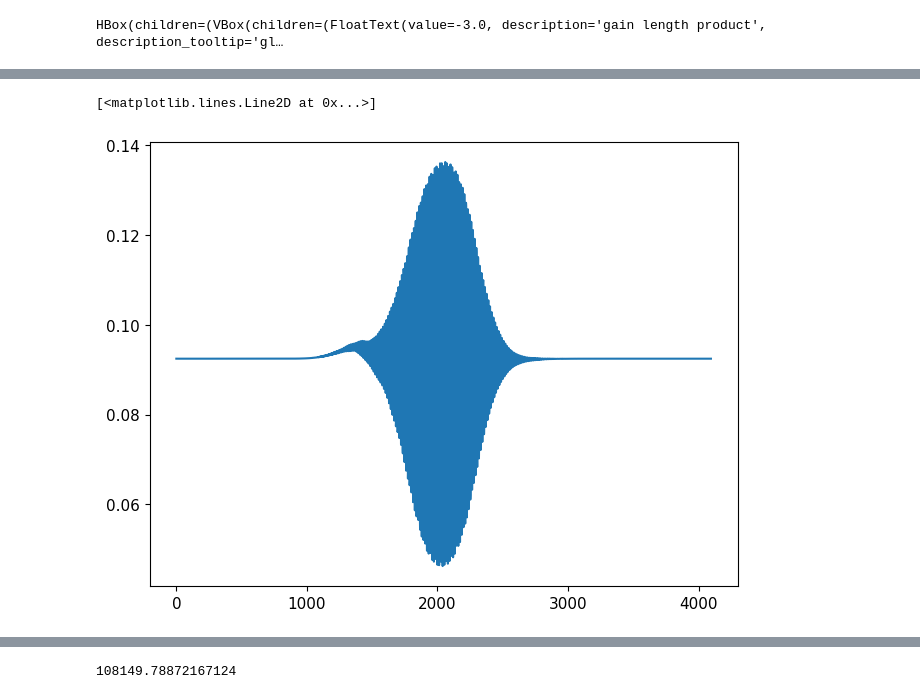
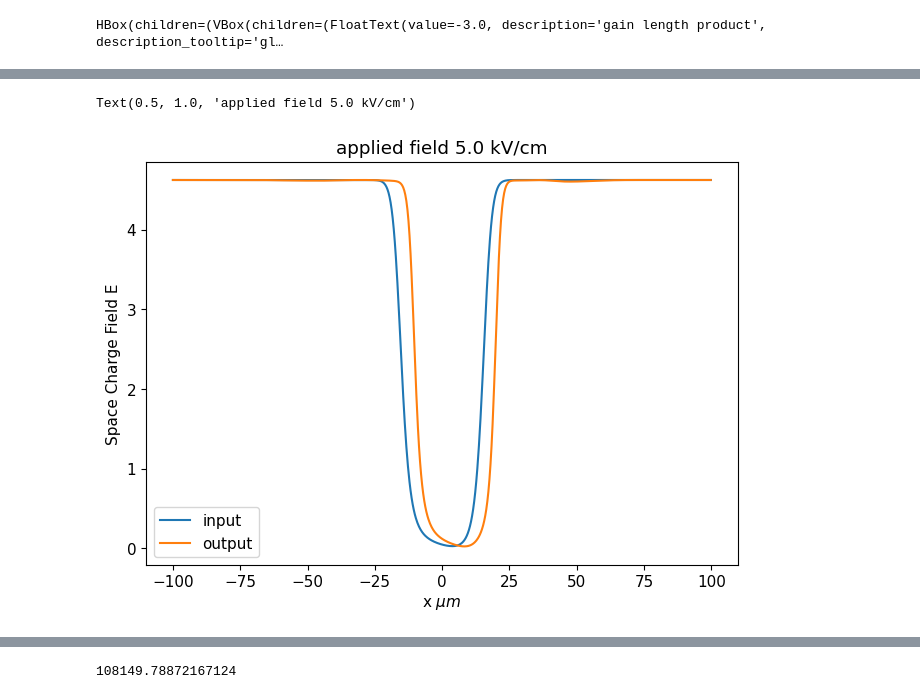
Before and after one commit to mcroning/Nonlinear-Beam-Propagation, a Jupyter notebook: PRprop3Da.ipynb, the cells around one changed output, grey strips where cells are left out. Saved outputs shown, nothing was run; the diff lists cells and outputs as text; code cells hidden in the pictures.

```diff
--- a/PRprop3Da.ipynb
+++ b/PRprop3Da.ipynb
@@ -179,6 +179,8 @@ def genrot(rlen,thout,phi,x,y):
   yp=cp.zeros((xs,ys))
   zp=cp.zeros((xs,ys))
   el=rlen/2.0 #half interaction length
+  #for single soliton
+  el=0
   th=cp.arcsin(cp.sin(thout)/refin) #internal propagation angle
   sP=cp.sin(phi)
   cP=cp.cos(phi)
@@ -427,7 +429,7 @@ def esc_s(amp,fx,k0,**kwargs):
   kg=2*np.pi*(np.sin(prdata['thout1']-np.sin(prdata['thout2'])))/prdata['lm']
   intens2=abs(amp)**2+prdata['Id']
   Ip=cp.real(spfft.ifft(1.0j*2*cp.pi*fx[:,None]*spfft.fft(intens2,axis=0),axis=0))/k0
-  return (prdata['E_app']*1000*100/kwargs['Es']+Ip)/(1+(kg/k0)**2)
+  return (prdata['E_app']*1000*100/kwargs['Es']*prdata['Id']+Ip)/(1+(kg/k0)**2)
 
 def dEdt_s(amp,fx,k0,escsa):
   """
@@ -1175,7 +1136,7 @@ amp0ft=spfft.fft2(amp0)
 amp0ft=cp.where(lm**2*(fx[:,None]**2+fy[None,:]**2)<1,amp0ft,0)
 amp0=spfft.ifft2(amp0ft)
 #amp0=cp.ones((xsamp,ysamp),dtype=complex)
-
+istack=np.zeros((niter,xsamp,ysamp))
 for jt in tqdm(range(tsteps)):
     if abort==True:
       break
@@ -1242,6 +1203,7 @@ for jt in tqdm(range(tsteps)):
           imr_norm[jt]=imr*(1+rat*np.exp(2*gl)) #amplified beam 1 power normalized to plane wave steady state
             #gain calculated using plane wave formula
           gain_seq[jt]=-cp.log(imr/im0r/(ipr/ip0r)) /2
+          istack[i,:]=abs(amp).get()**2
           if jt%4==0:
             ampxz[jt//4,j*batchsize+i,:]=amp[:,ysamp//2]  #store every 4th cross section and amplitude
             if timedep:
@@ -1637,5 +1570,11 @@ plt.plot(escsxz[0,-1,:].get())
-# %%
-plt.plot(esc_fa(amp,fx,k0,Es=Es)[:,ysamp//2].get()+E_app*1000*100/Es)
-# %% [output]
-[<matplotlib.lines.Line2D at 0x...>]
-[figure, removed]
+# %%
+plt.plot(x.get(),escsxz[0,0,:].get())
+plt.plot(x.get(),escsxz[0,-1,:].get())
+plt.xlabel('x $\mu m$')
+plt.ylabel('Space Charge Field E')
+plt.legend(['input','output'])
+#plt.xlim(-100,101)
+plt.title('applied field '+str(prdata['E_app'])+' kV/cm')
+# %% [output]
+Text(0.5, 1.0, 'applied field 5.0 kV/cm')
+[figure, added]
```
Also changed, not shown: parts of 25 cells of this notebook.
